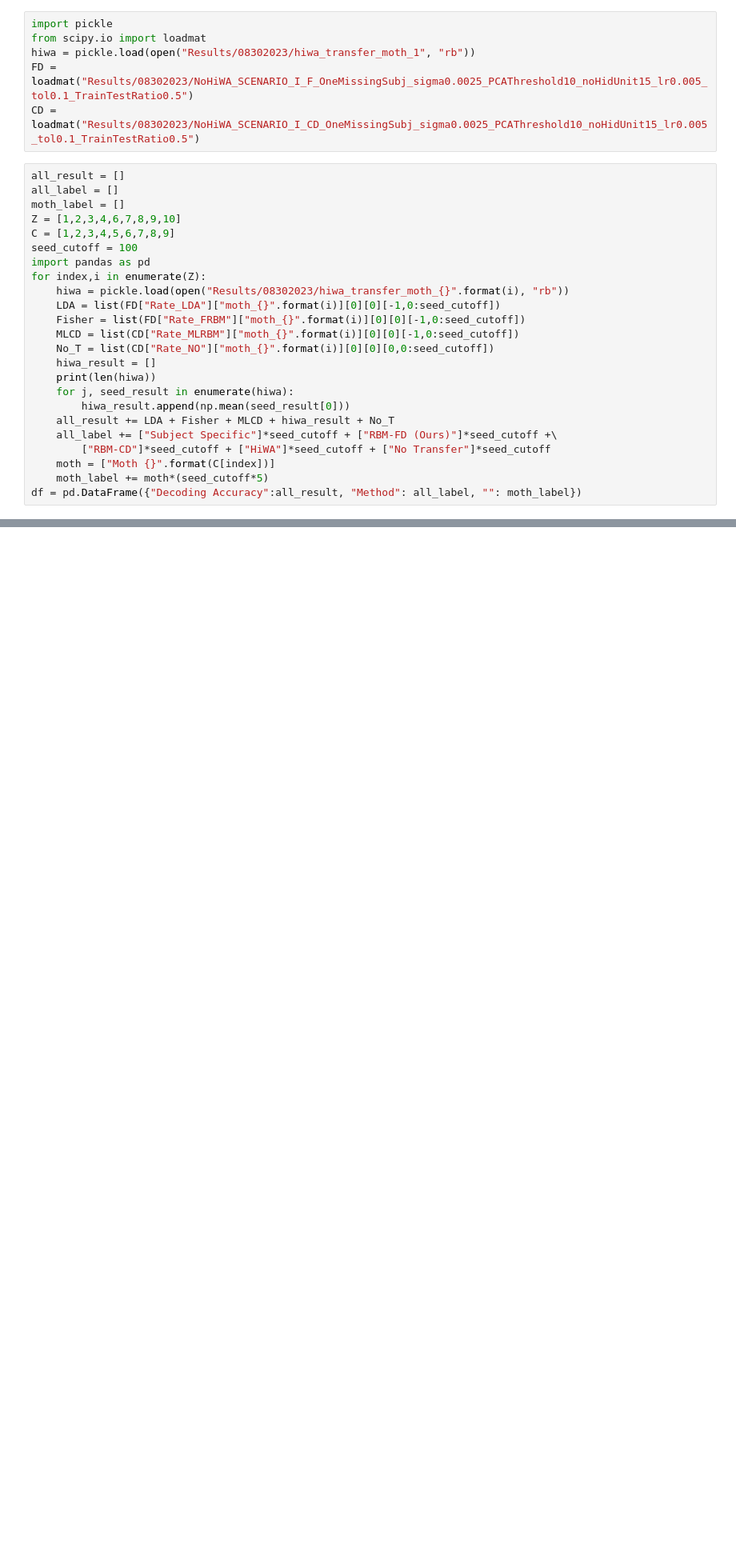
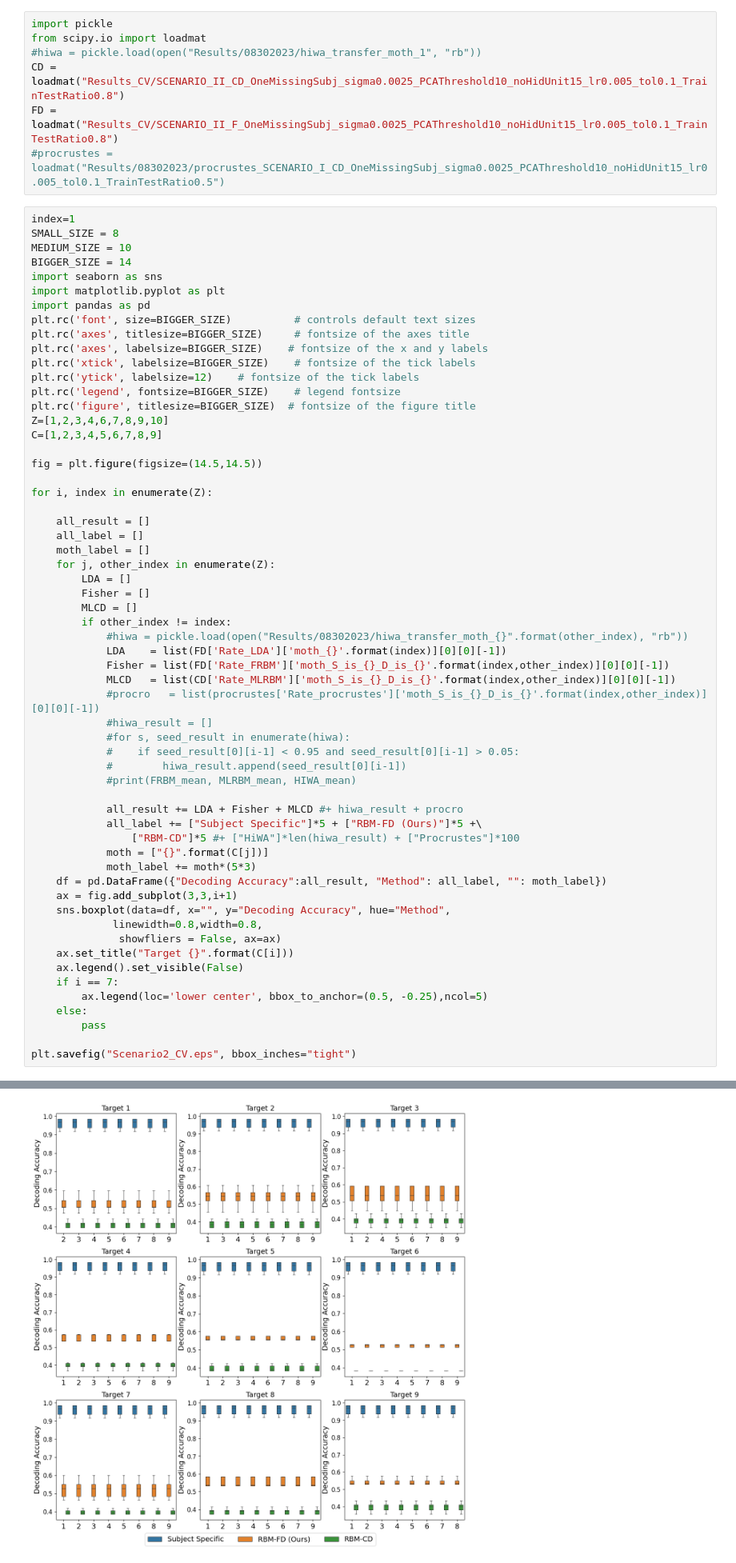
Before and after one commit to imkeithyang/RBM-Cross-Subject-Mapping, a Jupyter notebook: Scenario2_analysis.ipynb, the cells around one changed output, grey strips where cells are left out. Shown: that part at 80% size. Cells and saved outputs as stored; diff of their text form; blank space fills up the shorter version.

```diff
--- a/Scenario2_analysis.ipynb
+++ b/Scenario2_analysis.ipynb
@@ -5,31 +5,67 @@ Nothing done.
 # %%
 import pickle
 from scipy.io import loadmat
-hiwa = pickle.load(open("Results/08302023/hiwa_transfer_moth_1", "rb"))
-FD = loadmat("Results/08302023/NoHiWA_SCENARIO_I_F_OneMissingSubj_sigma0.0025_PCAThreshold10_noHidUnit15_lr0.005_tol0.1_TrainTestRatio0.5")
-CD = loadmat("Results/08302023/NoHiWA_SCENARIO_I_CD_OneMissingSubj_sigma0.0025_PCAThreshold10_noHidUnit15_lr0.005_tol0.1_TrainTestRatio0.5")
+#hiwa = pickle.load(open("Results/08302023/hiwa_transfer_moth_1", "rb"))
+CD = loadmat("Results_CV/SCENARIO_II_CD_OneMissingSubj_sigma0.0025_PCAThreshold10_noHidUnit15_lr0.005_tol0.1_TrainTestRatio0.8")
+FD = loadmat("Results_CV/SCENARIO_II_F_OneMissingSubj_sigma0.0025_PCAThreshold10_noHidUnit15_lr0.005_tol0.1_TrainTestRatio0.8")
+#procrustes = loadmat("Results/08302023/procrustes_SCENARIO_I_CD_OneMissingSubj_sigma0.0025_PCAThreshold10_noHidUnit15_lr0.005_tol0.1_TrainTestRatio0.5")
 # %%
-all_result = []
-all_label = []
-moth_label = []
-Z = [1,2,3,4,6,7,8,9,10]
-C = [1,2,3,4,5,6,7,8,9]
-seed_cutoff = 100
+index=1
+SMALL_SIZE = 8
+MEDIUM_SIZE = 10
+BIGGER_SIZE = 14
+import seaborn as sns
+import matplotlib.pyplot as plt
 import pandas as pd
-for index,i in enumerate(Z):
-    hiwa = pickle.load(open("Results/08302023/hiwa_transfer_moth_{}".format(i), "rb"))
-    LDA = list(FD["Rate_LDA"]["moth_{}".format(i)][0][0][-1,0:seed_cutoff])
-    Fisher = list(FD["Rate_FRBM"]["moth_{}".format(i)][0][0][-1,0:seed_cutoff])
-    MLCD = list(CD["Rate_MLRBM"]["moth_{}".format(i)][0][0][-1,0:seed_cutoff])
-    No_T = list(CD["Rate_NO"]["moth_{}".format(i)][0][0][0,0:seed_cutoff])
-    hiwa_result = []
-    print(len(hiwa))
-    for j, seed_result in enumerate(hiwa):
-        hiwa_result.append(np.mean(seed_result[0]))
-    all_result += LDA + Fisher + MLCD + hiwa_result + No_T
-    all_label += ["Subject Specific"]*seed_cutoff + ["RBM-FD (Ours)"]*seed_cutoff +\
-        ["RBM-CD"]*seed_cutoff + ["HiWA"]*seed_cutoff + ["No Transfer"]*seed_cutoff
-    moth = ["Moth {}".format(C[index])]
-    moth_label += moth*(seed_cutoff*5)
-df = pd.DataFrame({"Decoding Accuracy":all_result, "Method": all_label, "": moth_label})
+plt.rc('font', size=BIGGER_SIZE)          # controls default text sizes
+plt.rc('axes', titlesize=BIGGER_SIZE)     # fontsize of the axes title
+plt.rc('axes', labelsize=BIGGER_SIZE)    # fontsize of the x and y labels
+plt.rc('xtick', labelsize=BIGGER_SIZE)    # fontsize of the tick labels
+plt.rc('ytick', labelsize=12)    # fontsize of the tick labels
+plt.rc('legend', fontsize=BIGGER_SIZE)    # legend fontsize
+plt.rc('figure', titlesize=BIGGER_SIZE)  # fontsize of the figure title
+Z=[1,2,3,4,6,7,8,9,10]
+C=[1,2,3,4,5,6,7,8,9]
+
+fig = plt.figure(figsize=(14.5,14.5))
+
+for i, index in enumerate(Z):
+
+    all_result = []
+    all_label = []
+    moth_label = []
+    for j, other_index in enumerate(Z):
+        LDA = []
+        Fisher = []
+        MLCD = []
+        if other_index != index:
+            #hiwa = pickle.load(open("Results/08302023/hiwa_transfer_moth_{}".format(other_index), "rb"))
+            LDA    = list(FD['Rate_LDA']['moth_{}'.format(index)][0][0][-1])
+            Fisher = list(FD['Rate_FRBM']['moth_S_is_{}_D_is_{}'.format(index,other_index)][0][0][-1])
+            MLCD   = list(CD['Rate_MLRBM']['moth_S_is_{}_D_is_{}'.format(index,other_index)][0][0][-1])
+            #procro   = list(procrustes['Rate_procrustes']['moth_S_is_{}_D_is_{}'.format(index,other_index)][0][0][-1])
+            #hiwa_result = []
+            #for s, seed_result in enumerate(hiwa):
+            #    if seed_result[0][i-1] < 0.95 and seed_result[0][i-1] > 0.05:
+            #        hiwa_result.append(seed_result[0][i-1])
+            #print(FRBM_mean, MLRBM_mean, HIWA_mean)
+
+            all_result += LDA + Fisher + MLCD #+ hiwa_result + procro
+            all_label += ["Subject Specific"]*5 + ["RBM-FD (Ours)"]*5 +\
+                ["RBM-CD"]*5 #+ ["HiWA"]*len(hiwa_result) + ["Procrustes"]*100
+            moth = ["{}".format(C[j])]
+            moth_label += moth*(5*3)
+    df = pd.DataFrame({"Decoding Accuracy":all_result, "Method": all_label, "": moth_label})
+    ax = fig.add_subplot(3,3,i+1)
+    sns.boxplot(data=df, x="", y="Decoding Accuracy", hue="Method",
+             linewidth=0.8,width=0.8,
+              showfliers = False, ax=ax)
+    ax.set_title("Target {}".format(C[i]))
+    ax.legend().set_visible(False)
+    if i == 7:
+        ax.legend(loc='lower center', bbox_to_anchor=(0.5, -0.25),ncol=5)
+    else:
+        pass
+
+plt.savefig("Scenario2_CV.eps", bbox_inches="tight")
 # %% [output]
@@ -44,0 +73 @@ df = pd.DataFrame({"Decoding Accuracy":all_result, "Method": all_label, "": moth
+[figure, added]
```
Also changed, not shown: parts of 2 cells of this notebook, 5 other files.
